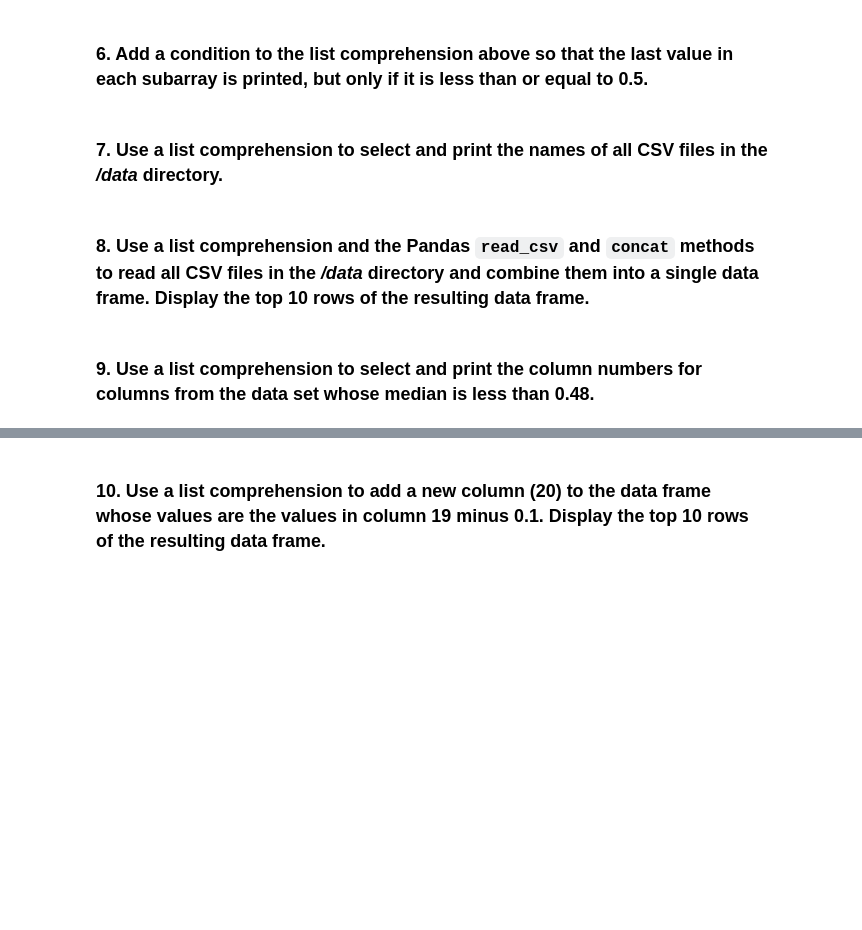
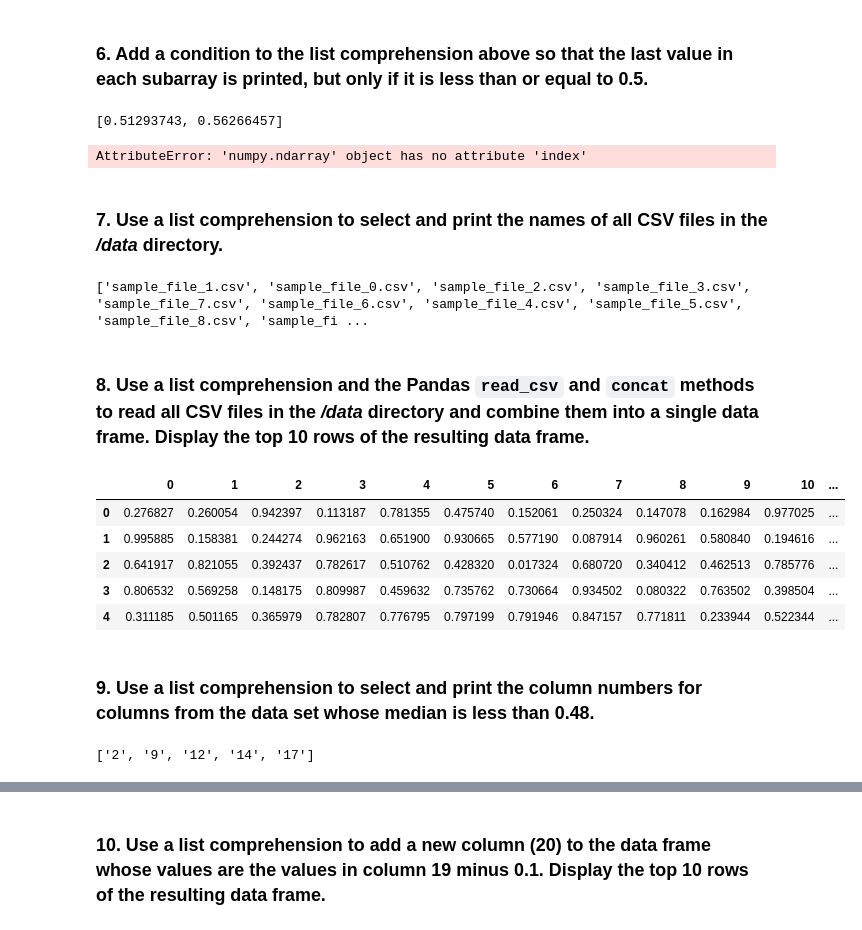
Before and after one commit to ta-data-lis/lab-list-comprehensions, a Jupyter notebook: your-code/main.ipynb, the cells around one changed output, grey strips where cells are left out. Drawn from its saved outputs; the diff is of its cells as text; code cells hidden in the pictures; blank space fills up the shorter version.

```diff
--- a/your-code/main.ipynb
+++ b/your-code/main.ipynb
@@ -45,8 +65,45 @@ b = np.array([[[0.55867166, 0.06210792, 0.08147297],
 # %% [markdown]
 ### 6. Add a condition to the list comprehension above so that the last value in each subarray is printed, but only if it is less than or equal to 0.5.
+# %%
+print([element for lst in b for group in lst for element in group if group[-1] == element and element > 0.5])
+# %% [output]
+[0.51293743, 0.56266457]
+# %%
+### why not?
+print([element for lst in b for group in lst for element in group if group.index(element) == 3 and element > 0.5])
+# %% [output]
+AttributeError: 'numpy.ndarray' object has no attribute 'index'
 # %% [markdown]
 ### 7. Use a list comprehension to select and print the names of all CSV files in the */data* directory.
+# %%
+from os import listdir
+print([filename for filename in listdir("../data") if filename.endswith( ".csv")])
+# %% [output]
+['sample_file_1.csv', 'sample_file_0.csv', 'sample_file_2.csv', 'sample_file_3.csv', 'sample_file_7.csv', 'sample_file_6.csv', 'sample_file_4.csv', 'sample_file_5.csv', 'sample_file_8.csv', 'sample_fi ...
 # %% [markdown]
 ### 8. Use a list comprehension and the Pandas `read_csv` and `concat` methods to read all CSV files in the */data* directory and combine them into a single data frame. Display the top 10 rows of the resulting data frame.
+# %%
+import pandas as pd
+
+filenames = ["../data/"+filename for filename in listdir("../data") if filename.endswith( ".csv")]
+df = [pd.read_csv(f, header = 0) for f in filenames]
+frame = pd.concat(df)
+frame.head()
+# %% [output]
+|  | 0 | 1 | 2 | 3 | 4 | 5 | 6 | 7 | 8 | 9 | 10 | ... |
+| 0 | 0.276827 | 0.260054 | 0.942397 | 0.113187 | 0.781355 | 0.475740 | 0.152061 | 0.250324 | 0.147078 | 0.162984 | 0.977025 | ... |
+| 1 | 0.995885 | 0.158381 | 0.244274 | 0.962163 | 0.651900 | 0.930665 | 0.577190 | 0.087914 | 0.960261 | 0.580840 | 0.194616 | ... |
+| 2 | 0.641917 | 0.821055 | 0.392437 | 0.782617 | 0.510762 | 0.428320 | 0.017324 | 0.680720 | 0.340412 | 0.462513 | 0.785776 | ... |
+| 3 | 0.806532 | 0.569258 | 0.148175 | 0.809987 | 0.459632 | 0.735762 | 0.730664 | 0.934502 | 0.080322 | 0.763502 | 0.398504 | ... |
+| 4 | 0.311185 | 0.501165 | 0.365979 | 0.782807 | 0.776795 | 0.797199 | 0.791946 | 0.847157 | 0.771811 | 0.233944 | 0.522344 | ... |
 # %% [markdown]
 ### 9. Use a list comprehension to select and print the column numbers for columns from the data set whose median is less than 0.48.
+# %%
+column_indexs = list(frame.columns)
+median_lst = []
+for i in column_indexs:
+    if frame[i].median() < 0.48:
+        median_lst.append(i)
+median_lst
+# %% [output]
+['2', '9', '12', '14', '17']
```
Also changed, not shown: parts of 9 cells of this notebook.
